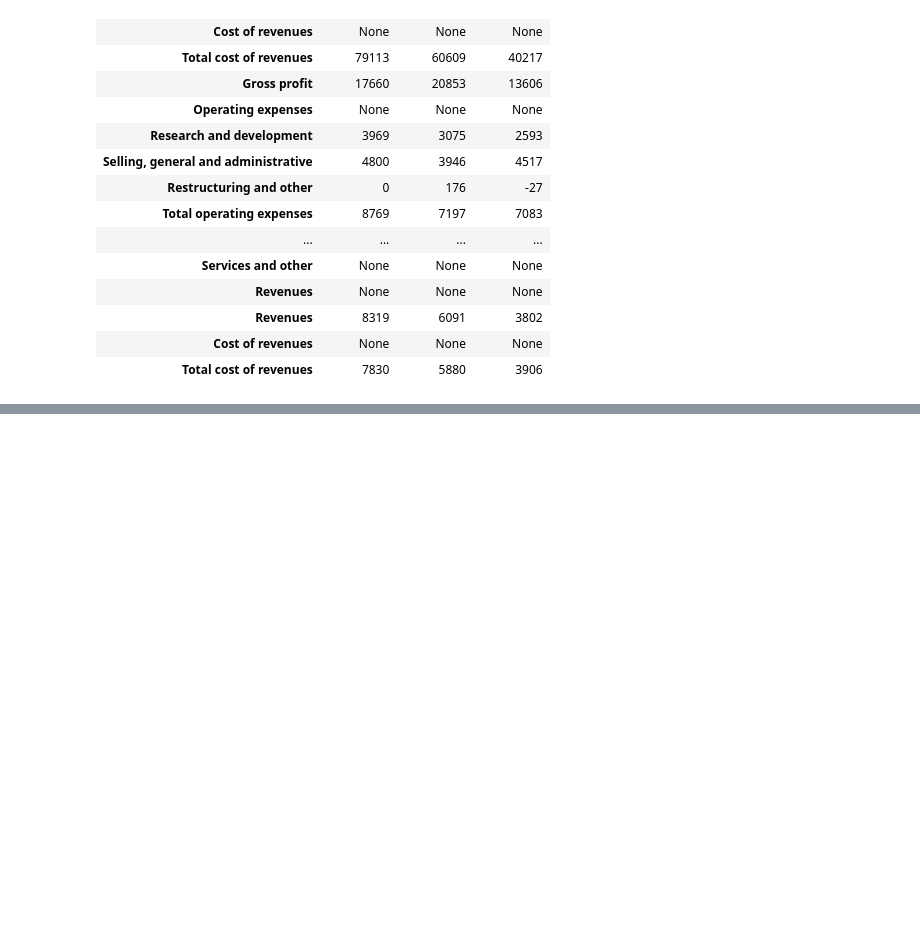
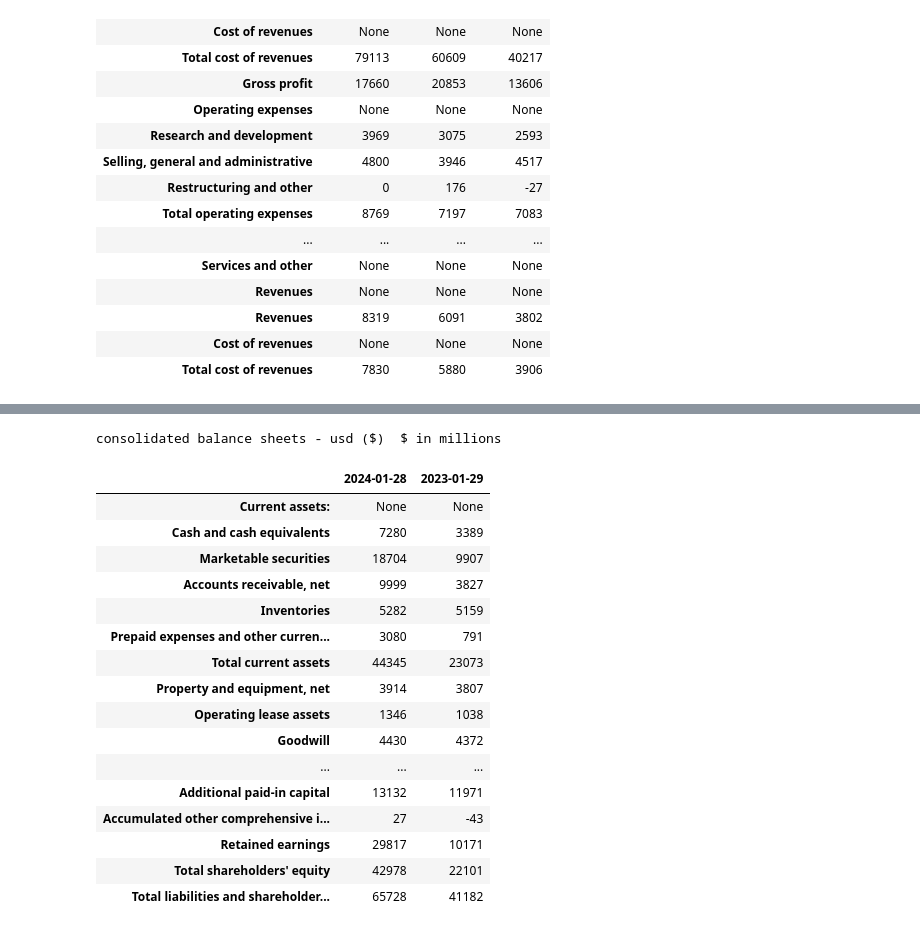
Before and after one commit to Ameykolhe/sec-edgar-scraper, a Jupyter notebook: docs/sample.ipynb, the cells around one changed output, grey strips where cells are left out. Drawn from its saved outputs; the diff is of its cells as text; code cells hidden in the pictures; blank space fills up the shorter version.

```diff
--- a/docs/sample.ipynb
+++ b/docs/sample.ipynb
@@ -113,0 +170,23 @@ consolidated statements of operations - usd ($)  shares in millions, $ in millio
+# %%
+df, note = result["nvda"]
+print(note)
+df
+# %% [output]
+consolidated balance sheets - usd ($)  $ in millions
+|  | 2024-01-28 | 2023-01-29 |
+| Current assets: | None | None |
+| Cash and cash equivalents | 7280 | 3389 |
+| Marketable securities | 18704 | 9907 |
+| Accounts receivable, net | 9999 | 3827 |
+| Inventories | 5282 | 5159 |
+| Prepaid expenses and other curren... | 3080 | 791 |
+| Total current assets | 44345 | 23073 |
+| Property and equipment, net | 3914 | 3807 |
+| Operating lease assets | 1346 | 1038 |
+| Goodwill | 4430 | 4372 |
+| ... | ... | ... |
+| Additional paid-in capital | 13132 | 11971 |
+| Accumulated other comprehensive i... | 27 | -43 |
+| Retained earnings | 29817 | 10171 |
+| Total shareholders' equity | 42978 | 22101 |
+| Total liabilities and shareholder... | 65728 | 41182 |
```
Also changed, not shown: parts of 5 cells of this notebook, 1 other file.
